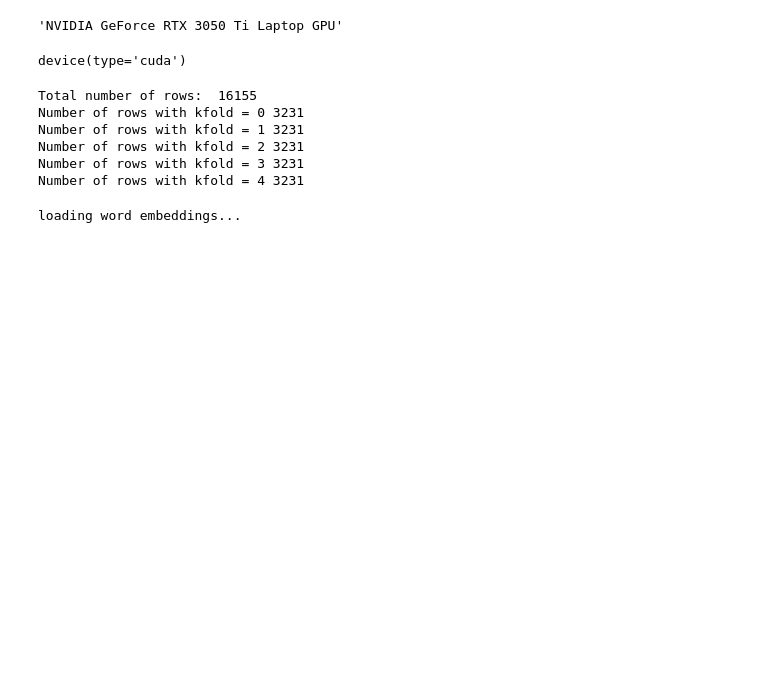
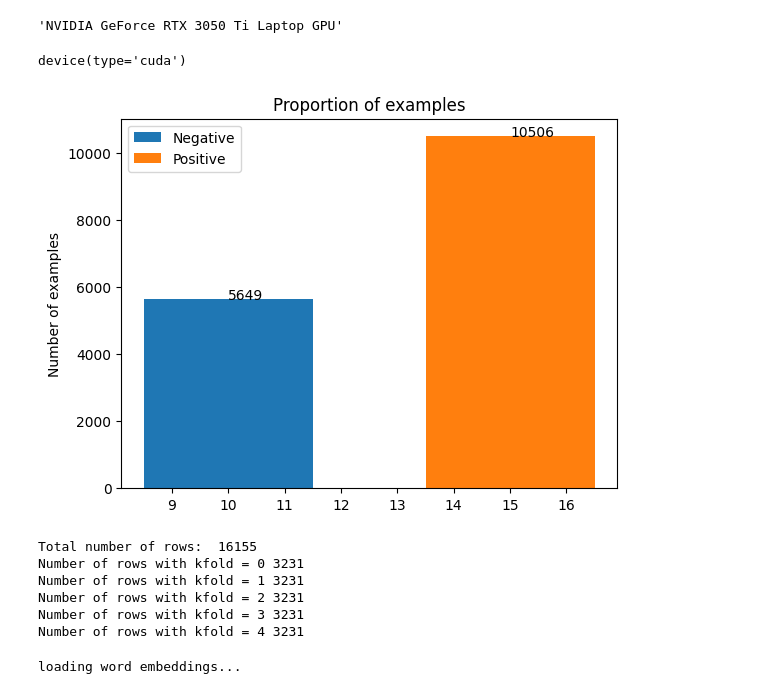
Before and after one commit to Turkish-Word-Embeddings/Word-Embeddings-Repository-for-Turkish, a Jupyter notebook: NLP/Sentiment Analysis/lstm.ipynb, the cells around one changed output. Drawn from its saved outputs; the diff is of its cells as text; code cells hidden in the pictures; blank space fills up the shorter version.

```diff
--- a/NLP/Sentiment Analysis/lstm.ipynb
+++ b/NLP/Sentiment Analysis/lstm.ipynb
@@ -29,6 +29,24 @@ testdf = pd.read_csv("test.csv")
 # get label
 trainy = traindf['sentiment'].values
 testy = testdf['sentiment'].values
+# %%
+# visualize number of negatives and positive reviews
+import matplotlib.pyplot as plt
+
+negatives = traindf[traindf['sentiment'] == 0].shape[0]
+positives = traindf[traindf['sentiment'] == 1].shape[0]
+
+plt.bar(10, negatives, 3, label = 'Negative')
+plt.bar(15, positives, 3, label = 'Positive')
+# add numbers to the side of the bar
+plt.legend()
+plt.ylabel('Number of examples')
+plt.title('Proportion of examples')
+plt.text(10, negatives, str(negatives))
+plt.text(15, positives, str(positives))
+plt.show()
+# %% [output]
+[figure, added]
 # %%
 # K-FOLD CROSS VALIDATION SETUP
 kf = model_selection.StratifiedKFold(n_splits=5)
```
